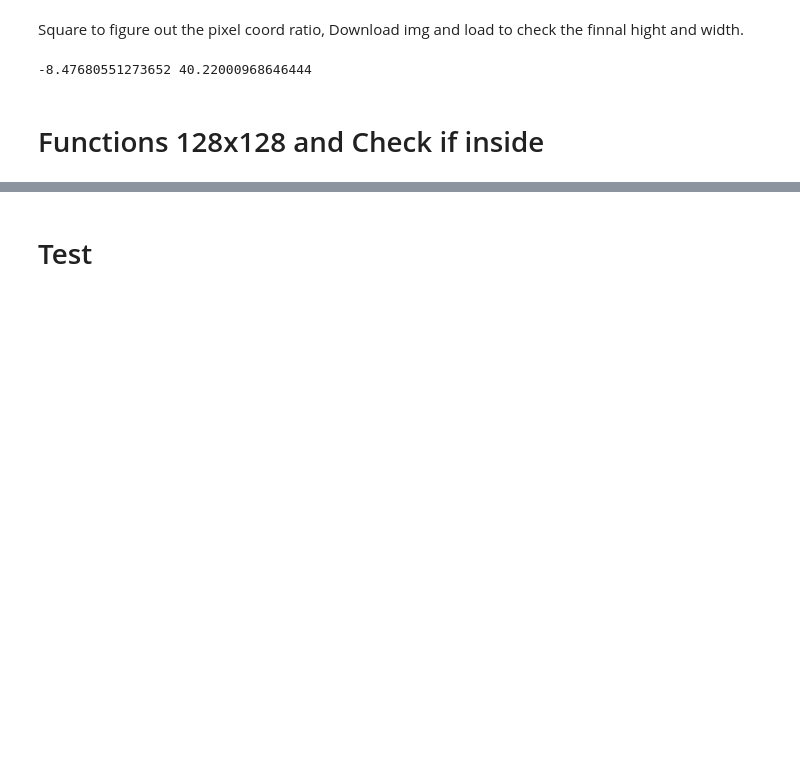
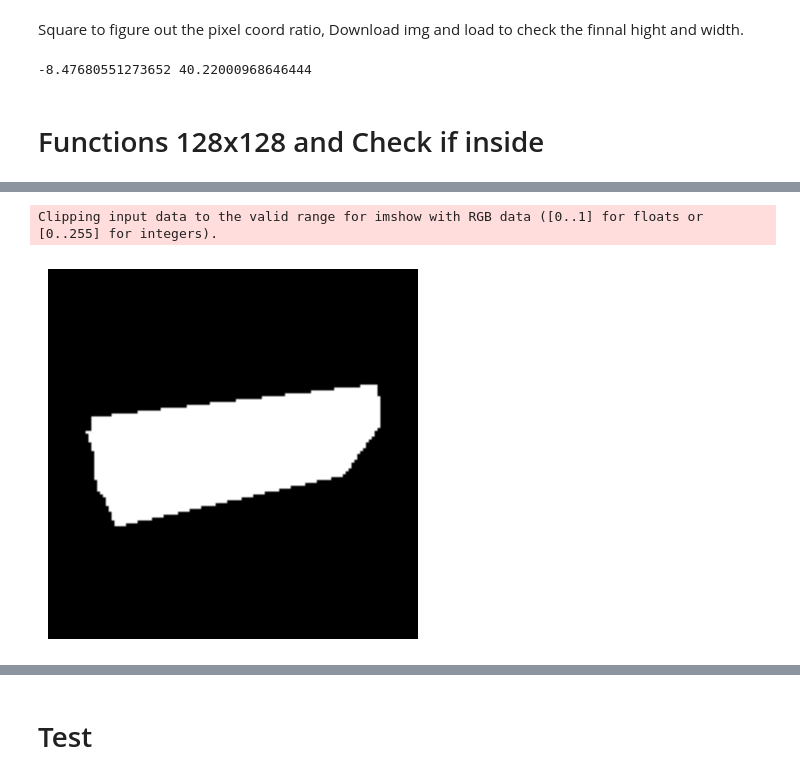
Before and after one commit to MarioRMReis/EarthCapture_TimeLapse, a Jupyter notebook: Sentinel_1.ipynb, the cells around one changed output, grey strips where cells are left out. Cells and saved outputs as stored; diff of their text form; code cells hidden in the pictures; blank space fills up the shorter version.

```diff
--- a/Sentinel_1.ipynb
+++ b/Sentinel_1.ipynb
@@ -316,0 +421,22 @@ disp.Image(url=url, width = 300)
+# %%
+def get_mask(img, size):
+  # img.shape -> [x,y,z]
+  x = img.shape[0]
+  y = img.shape[1]
+  x_sum = math.ceil((size-x)/2)
+  y_sum = math.ceil((size-y)/2)
+
+  img_zeros = np.zeros([size, size, 3])
+  img_zeros[x_sum:(x_sum+x), y_sum:(y_sum+y), :] = img
+
+  return img_zeros
+
+# TEST ----------------------- (delete) -----------------
+img = get_mask(img1, 128)
+
+plt.imshow(img)
+plt.axis("off")
+plt.show()
+# %% [output]
+Clipping input data to the valid range for imshow with RGB data ([0..1] for floats or [0..255] for integers).
+[figure, added]
```
Also changed, not shown: parts of 14 cells of this notebook.
